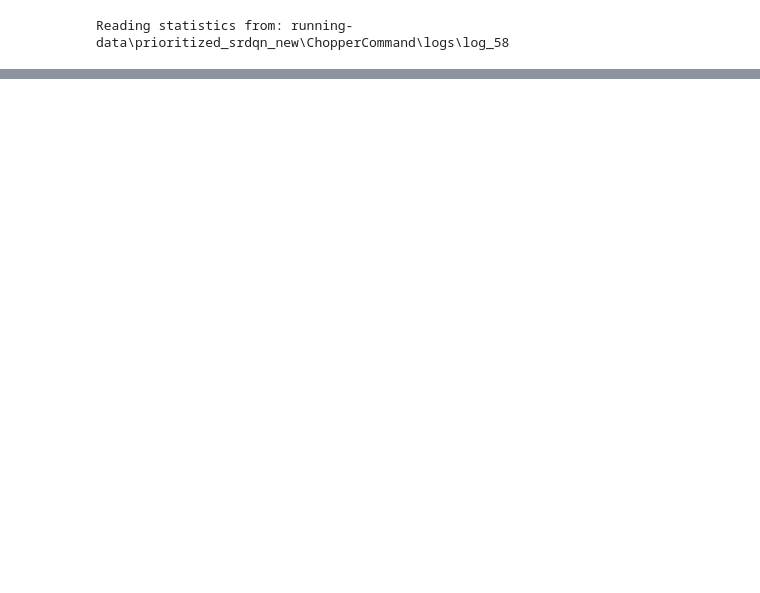
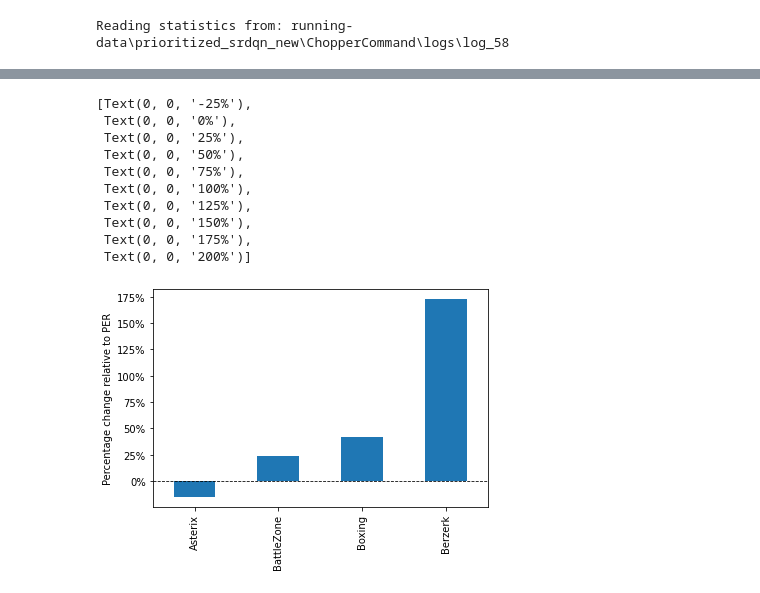
Before and after one commit to bryanyuan1/ExperienceReplaySR, a Jupyter notebook: dopamine_need_term_experiment.ipynb, the cells around one changed output, grey strips where cells are left out. Saved outputs shown, nothing was run; the diff lists cells and outputs as text; code cells hidden in the pictures; blank space fills up the shorter version.

Commit message:
data update

```diff
--- a/dopamine_need_term_experiment.ipynb
+++ b/dopamine_need_term_experiment.ipynb
@@ -684,0 +658,23 @@ array([[[0, 0, 0],
+# %%
+def relative_performance(game):
+    GAME = game
+    LOG_PATH = os.path.join(BASE_PATH, 'prioritized_srdqn_normalized', GAME)
+
+    # @title Load the training logs.
+    plain_dqn_data = colab_utils.read_experiment(
+    LOG_PATH, verbose=True, summary_keys=['train_episode_returns'])
+    plain_dqn_data['agent'] = 'PER-SR-magnitude'
+    plain_dqn_data['run_number'] = 1
+    experimental_data[GAME] = experimental_data[GAME].merge(plain_dqn_data, how='outer')
+
+    LOG_PATH = os.path.join(BASE_PATH, 'prioritized_dqn', GAME)
+    plain_dqn_data = colab_utils.read_experiment(
+    LOG_PATH, verbose=True, summary_keys=['train_episode_returns'])
+    plain_dqn_data['agent'] = 'PER'
+    plain_dqn_data['run_number'] = 1
+    experimental_data[GAME] = experimental_data[GAME].merge(plain_dqn_data, how='outer')
+
+    data = experimental_data[GAME]
+    comparison = data[data['agent'] == 'PER-SR-magnitude']['train_episode_returns'].max() / data[data['agent'] == 'PER']['train_episode_returns'].max() - 1
+
+    return comparison
@@ -684,0 +687,8 @@ array([[[0, 0, 0],
+# %%
+games = ['Asterix', 'BattleZone', 'Berzerk', 'Boxing']
+all_ratio = []
+for game in games:
+    ratio = relative_performance(game)
+    all_ratio.append([game, ratio])
+
+ratios = pd.DataFrame(all_ratio, columns=['game', 'ratio'])
@@ -684,0 +712,25 @@ array([[[0, 0, 0],
+# %%
+import seaborn as sns
+import matplotlib.pyplot as plt
+
+ax = ratios.sort_values(by=['ratio']).plot.bar(x="game", y="ratio")
+ax.set_xlabel("")
+ax.set_ylabel("Percentage change relative to PER")
+ax.axhline(y = 0, color='k', lw=0.8, ls='--')
+ax.get_legend().remove()
+
+# set y axis in percentage
+vals = ax.get_yticks()
+ax.set_yticklabels(['{:,.0%}'.format(x) for x in vals])
+# %% [output]
+[Text(0, 0, '-25%'),
+ Text(0, 0, '0%'),
+ Text(0, 0, '25%'),
+ Text(0, 0, '50%'),
+ Text(0, 0, '75%'),
+ Text(0, 0, '100%'),
+ Text(0, 0, '125%'),
+ Text(0, 0, '150%'),
+ Text(0, 0, '175%'),
+ Text(0, 0, '200%')]
+[figure, added]
```
Also changed, not shown: parts of 9 cells of this notebook, 17 other files.
